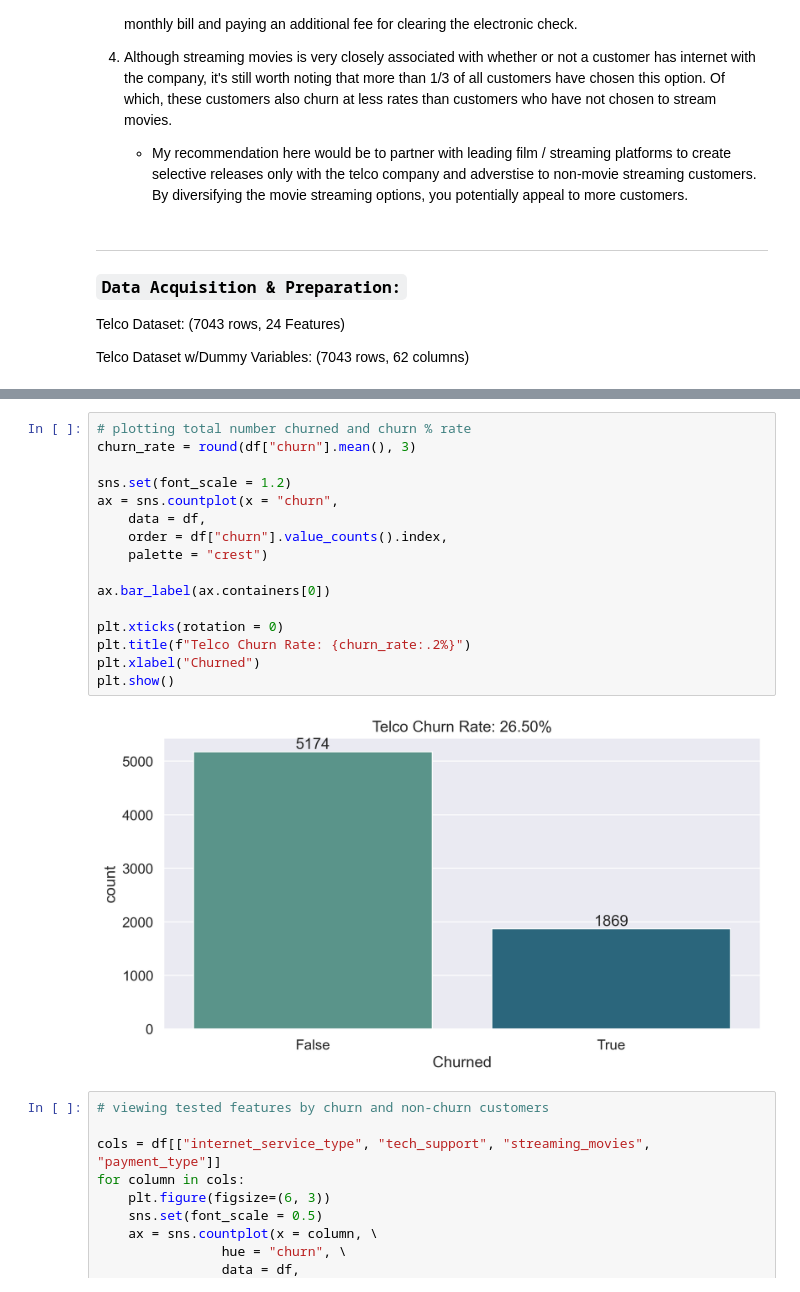
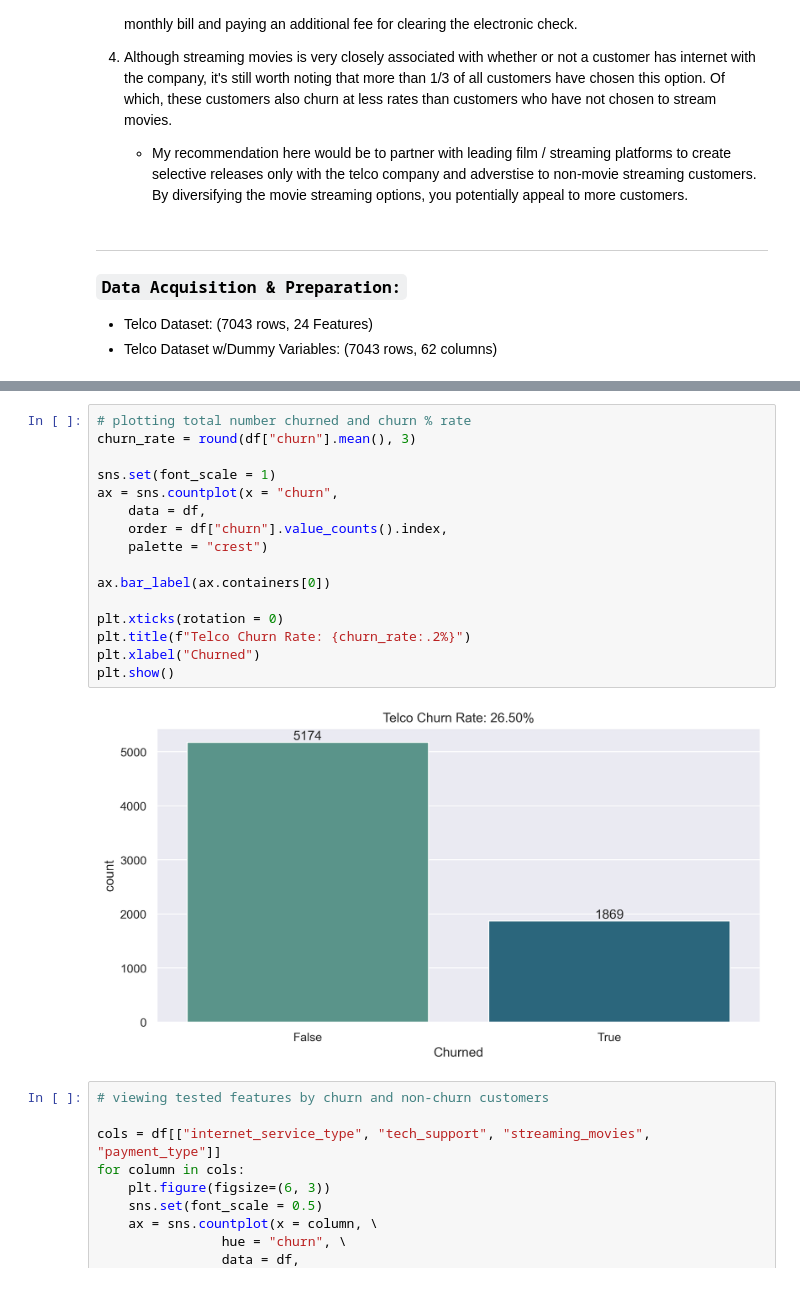
Before and after one commit to mijailmariano/ML-Classification-Telecommunications-Services, a Jupyter notebook: final_report.ipynb, the cells around one changed output, grey strips where cells are left out. Drawn from its saved outputs; the diff is of its cells as text.

````diff
--- a/final_report.ipynb
+++ b/final_report.ipynb
@@ -147,9 +147,8 @@ When examined against churn, these features returned $\chi^2$ (chiSquared) tests
 ----
 ### ```Data Acquisition & Preparation:```
 
-Telco Dataset: (7043 rows, 24 Features)
-
-Telco Dataset w/Dummy Variables: (7043 rows, 62 columns)
+* Telco Dataset: (7043 rows, 24 Features)
+* Telco Dataset w/Dummy Variables: (7043 rows, 62 columns)
 # %%
 # importing and cleaning telco dataset
 
@@ -167,21 +166,21 @@ df.head()
 # %%
 # plotting total number churned and churn % rate
 churn_rate = round(df["churn"].mean(), 3)
 
-sns.set(font_scale = 1.2)
+sns.set(font_scale = 1)
 ax = sns.countplot(x = "churn",
     data = df,
     order = df["churn"].value_counts().index,
     palette = "crest")
 
 ax.bar_label(ax.containers[0])
 
 plt.xticks(rotation = 0)
 plt.title(f"Telco Churn Rate: {churn_rate:.2%}")
 plt.xlabel("Churned")
 plt.show()
 # %% [output]
-[figure, old version]
+[figure, new version]
 # %%
 # viewing tested features by churn and non-churn customers
 
````
Also changed, not shown: parts of 26 cells of this notebook, 4 other files.
